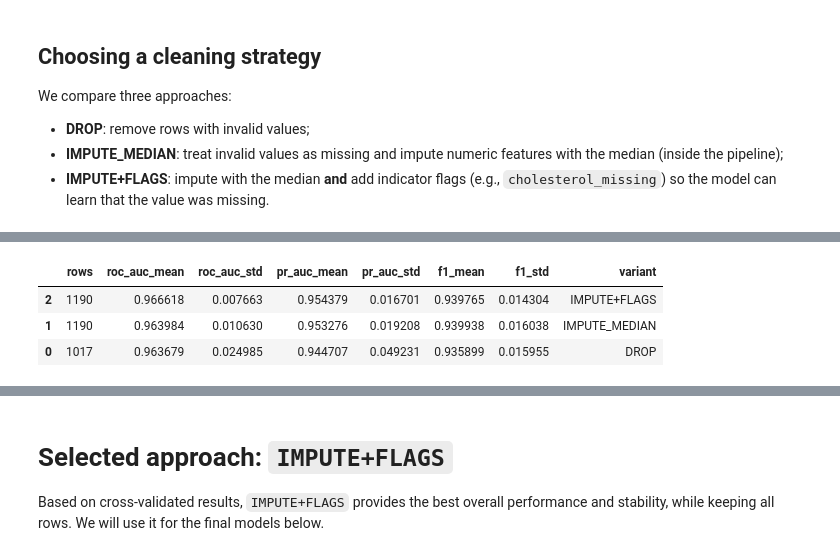
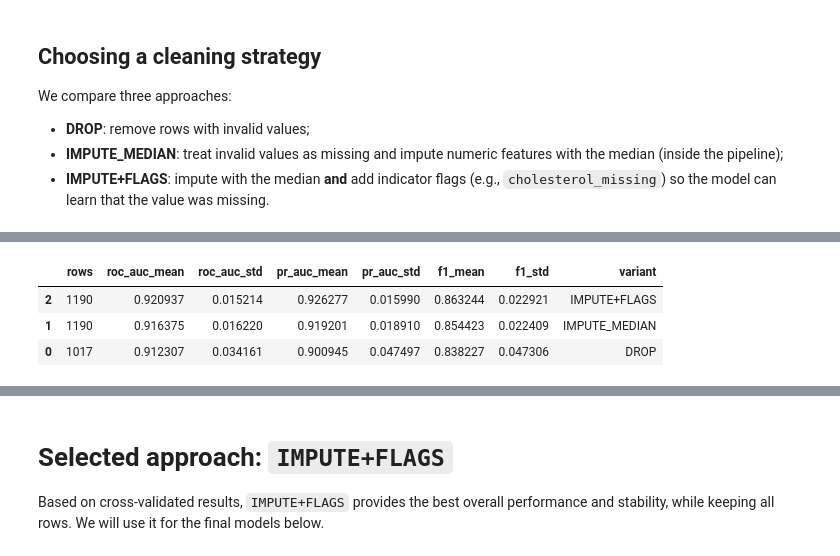
Before and after one commit to DimaFendrikov/Heart-Disease-Prediction, a Jupyter notebook: project_heart_disease.ipynb, the cells around one changed output, grey strips where cells are left out. Drawn from its saved outputs; the diff is of its cells as text; code cells hidden in the pictures.

```diff
--- a/project_heart_disease.ipynb
+++ b/project_heart_disease.ipynb
@@ -273,6 +274,7 @@ We compare three approaches:
 COL_CHOL = "cholesterol"
 COL_OLDPEAK = "oldpeak"
 COL_RBPS = "resting bp s"
+
 
 def make_variant(df, variant: str):
     d = df.copy()
@@ -291,7 +293,8 @@ def make_variant(df, variant: str):
 
     return d
 
-def eval_variant(df_in, nominal_cols, numeric_cols, seed=42):
+
+def eval_variant(df_in, nominal_cols, numeric_cols, model, seed=42):
     X = df_in.drop(columns=[target_col])
     y = df_in[target_col].astype(int)
 
@@ -309,34 +312,13 @@ def eval_variant(df_in, nominal_cols, numeric_cols, seed=42):
         remainder="drop"
     )
 
-    # model = LogisticRegression(max_iter=7000, class_weight="balanced")
-
-    # model = RandomForestClassifier(
-    #     n_estimators=1600,
-    #     max_depth=20,
-    #     class_weight="balanced",
-    #     random_state=42,
-    #     n_jobs=-1,
-    #     max_features='log2'
-    # )
-
-    model= XGBClassifier(
-        n_estimators=100,
-        max_depth=10,
-        learning_rate=0.1,
-        subsample=0.8,
-        colsample_bytree=1.0,
-        eval_metric="logloss",
-        random_state=42,
-        n_jobs=-1
-    )
-
-    pipe = Pipeline([("pre", pre), ("model", model)])
+    pipe = Pipeline([("pre", pre), ("model", clone(model))])
 
     cv = StratifiedKFold(n_splits=10, shuffle=True, random_state=seed)
     scoring = {"roc_auc": "roc_auc", "pr_auc": "average_precision", "f1": "f1"}
 
     res = cross_validate(pipe, X, y, cv=cv, scoring=scoring, n_jobs=-1)
+
     return {
         "rows": len(df_in),
         "roc_auc_mean": float(res["test_roc_auc"].mean()),
@@ -347,25 +329,49 @@ def eval_variant(df_in, nominal_cols, numeric_cols, seed=42):
         "f1_std": float(res["test_f1"].std()),
     }
 
+
+MODELS = {
+    "LogisticRegression": LogisticRegression(max_iter=7000, class_weight="balanced"),
+    "RandomForestClassifier": RandomForestClassifier(
+        n_estimators=1600,
+        max_depth=20,
+        class_weight="balanced",
+        random_state=42,
+        n_jobs=-1,
+        max_features="log2",
+    ),
+    "XGBClassifier": XGBClassifier(
+        n_estimators=100,
+        max_depth=10,
+        learning_rate=0.1,
+        subsample=0.8,
+        colsample_bytree=1.0,
+        eval_metric="logloss",
+        random_state=42,
+        n_jobs=-1,
+    ),
+}
+
 variants = ["DROP", "IMPUTE_MEDIAN", "IMPUTE+FLAGS"]
 
-results = []
-for v in variants:
-    d = make_variant(df, v)
 
-    nom_cols = nominal_columns[:]
-    num_cols = num_columns[:]
+for model_name, model in MODELS.items():
+    results = []
 
-    if v == "IMPUTE+FLAGS":
-        num_cols = num_cols + ["cholesterol_missing", "resting_bp_missing", "oldpeak_invalid"]
+    for v in variants:
+        d = make_variant(df, v)
 
-    out = eval_variant(d, nom_cols, num_cols)
-    out["variant"] = v
-    results.append(out)
+        nom_cols = nominal_columns[:]
+        num_cols = num_columns[:]
 
-# print("Результаты для: RandomForestClassifier")
-print("Результаты для: XGBClassifier")
-# print("Результаты для: LogisticRegression")
-res_df = pd.DataFrame(results).sort_values("roc_auc_mean", ascending=False)
-res_df
+        if v == "IMPUTE+FLAGS":
+            num_cols = num_cols + ["cholesterol_missing", "resting_bp_missing", "oldpeak_invalid"]
+
+        out = eval_variant(d, nom_cols, num_cols, model)
+        out["variant"] = v
+        results.append(out)
+
+    print(f"Result for: {model_name}")
+    res_df = pd.DataFrame(results).sort_values("roc_auc_mean", ascending=False)
+    display(res_df)
 # %% [output]
@@ -373,4 +379,4 @@ res_df
 |  | rows | roc_auc_mean | roc_auc_std | pr_auc_mean | pr_auc_std | f1_mean | f1_std | variant |
-| 2 | 1190 | 0.966618 | 0.007663 | 0.954379 | 0.016701 | 0.939765 | 0.014304 | IMPUTE+FLAGS |
-| 1 | 1190 | 0.963984 | 0.010630 | 0.953276 | 0.019208 | 0.939938 | 0.016038 | IMPUTE_MEDIAN |
-| 0 | 1017 | 0.963679 | 0.024985 | 0.944707 | 0.049231 | 0.935899 | 0.015955 | DROP |
+| 2 | 1190 | 0.920937 | 0.015214 | 0.926277 | 0.015990 | 0.863244 | 0.022921 | IMPUTE+FLAGS |
+| 1 | 1190 | 0.916375 | 0.016220 | 0.919201 | 0.018910 | 0.854423 | 0.022409 | IMPUTE_MEDIAN |
+| 0 | 1017 | 0.912307 | 0.034161 | 0.900945 | 0.047497 | 0.838227 | 0.047306 | DROP |
```
Also changed, not shown: parts of 12 cells of this notebook, 1 other file.
